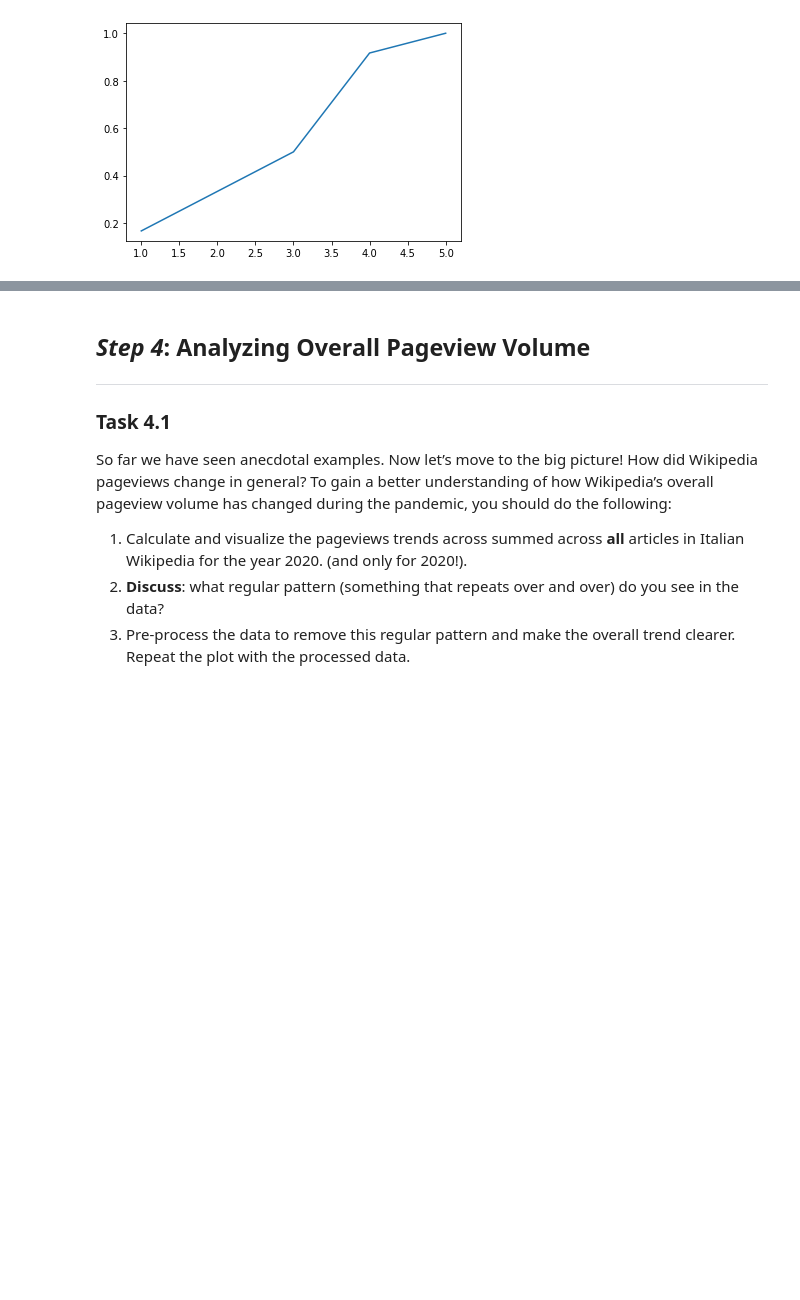
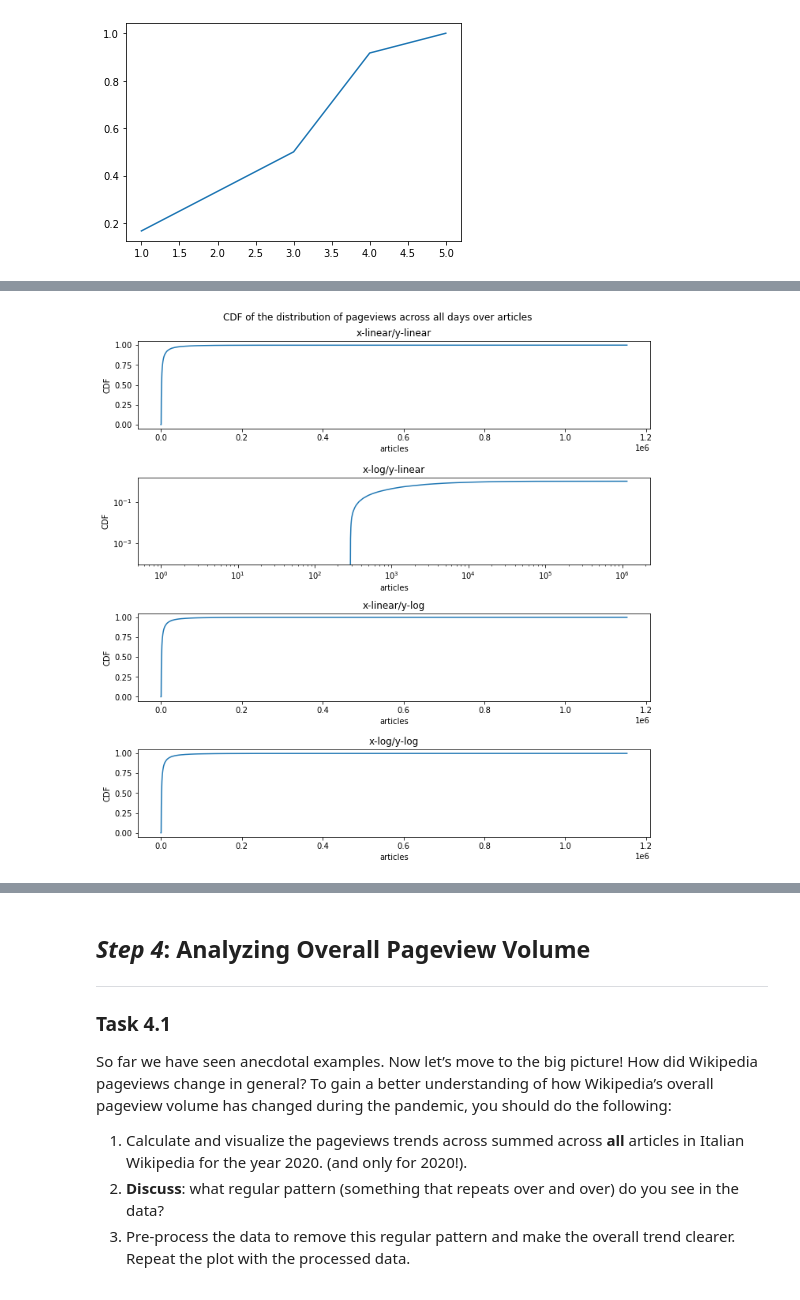
Before and after one commit to epfl-ada/2020, a Jupyter notebook: Homework/01 - Pandas Data Wrangling and Data Viz/hw1.ipynb, the cells around one changed output, grey strips where cells are left out. Cells and saved outputs as stored; diff of their text form; code cells hidden in the pictures; blank space fills up the shorter version.

```diff
--- a/Homework/01 - Pandas Data Wrangling and Data Viz/hw1.ipynb
+++ b/Homework/01 - Pandas Data Wrangling and Data Viz/hw1.ipynb
@@ -274,0 +476,39 @@ plt.show()
+# %%
+### ~ 3.3.2
+### Your code here! ###
+
+fig, axs = plt.subplots(4, 1, figsize=(10,10))
+fig.suptitle('CDF of the distribution of pageviews across all days over articles')
+
+#x-linear/y-linear
+axs[0].plot(x, y)
+axs[0].set_xlabel('articles')
+axs[0].set_ylabel('CDF')
+axs[0].set_title('x-linear/y-linear');
+
+#x-log/y-linear
+axs[1].plot(x, y)
+axs[1].set_xscale("log")
+axs[1].set_xlabel('articles')
+axs[1].set_ylabel('CDF')
+axs[1].set_title('x-log/y-linear');
+
+#x-linear/y-log
+axs[2].plot(x, y)
+axs[1].set_yscale("log")
+axs[2].set_xlabel('articles')
+axs[2].set_ylabel('CDF')
+axs[2].set_title('x-linear/y-log');
+
+#x-log/y-log
+axs[3].plot(x, y)
+axs[1].set_xscale("log")
+axs[1].set_yscale("log")
+axs[3].set_xlabel('articles')
+axs[3].set_ylabel('CDF')
+axs[3].set_title('x-log/y-log');
+
+plt.tight_layout()
+plt.show()
+# %% [output]
+[figure, added]
```
Also changed, not shown: parts of 25 cells of this notebook.
